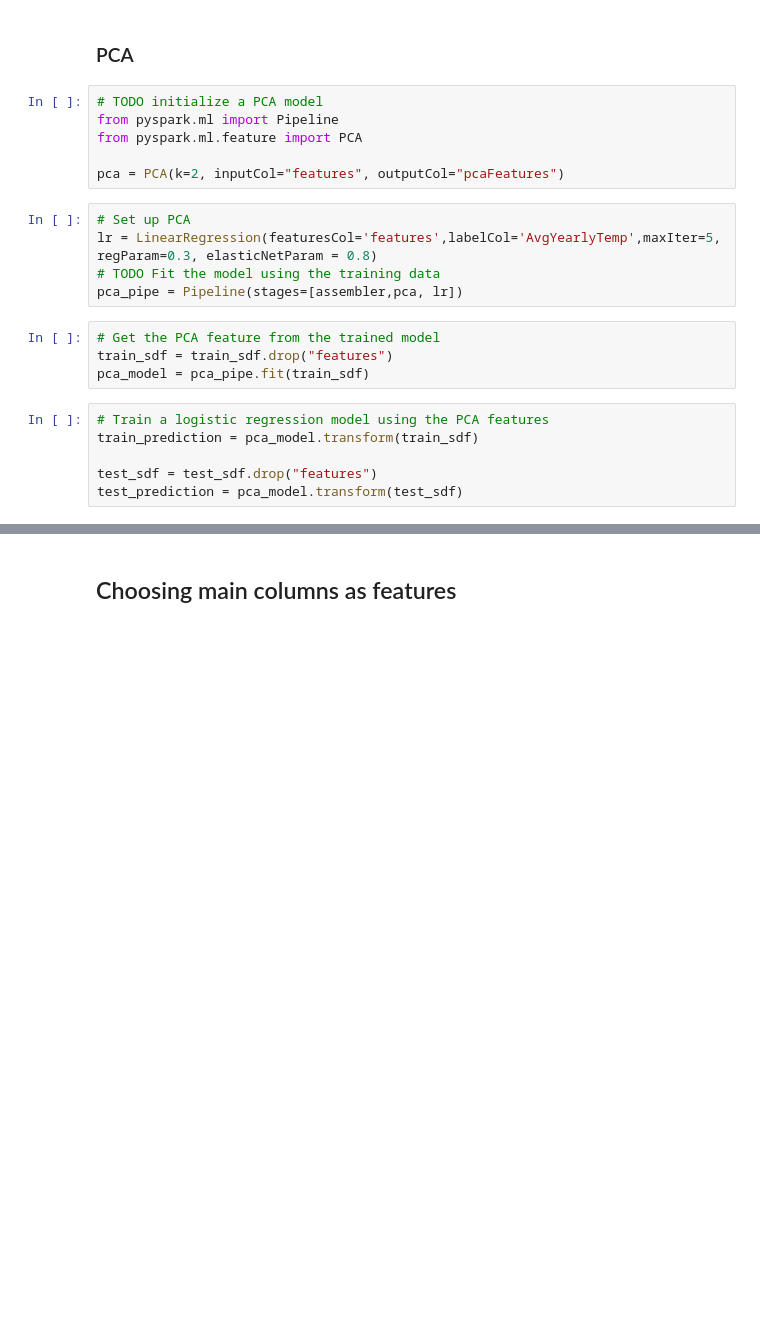
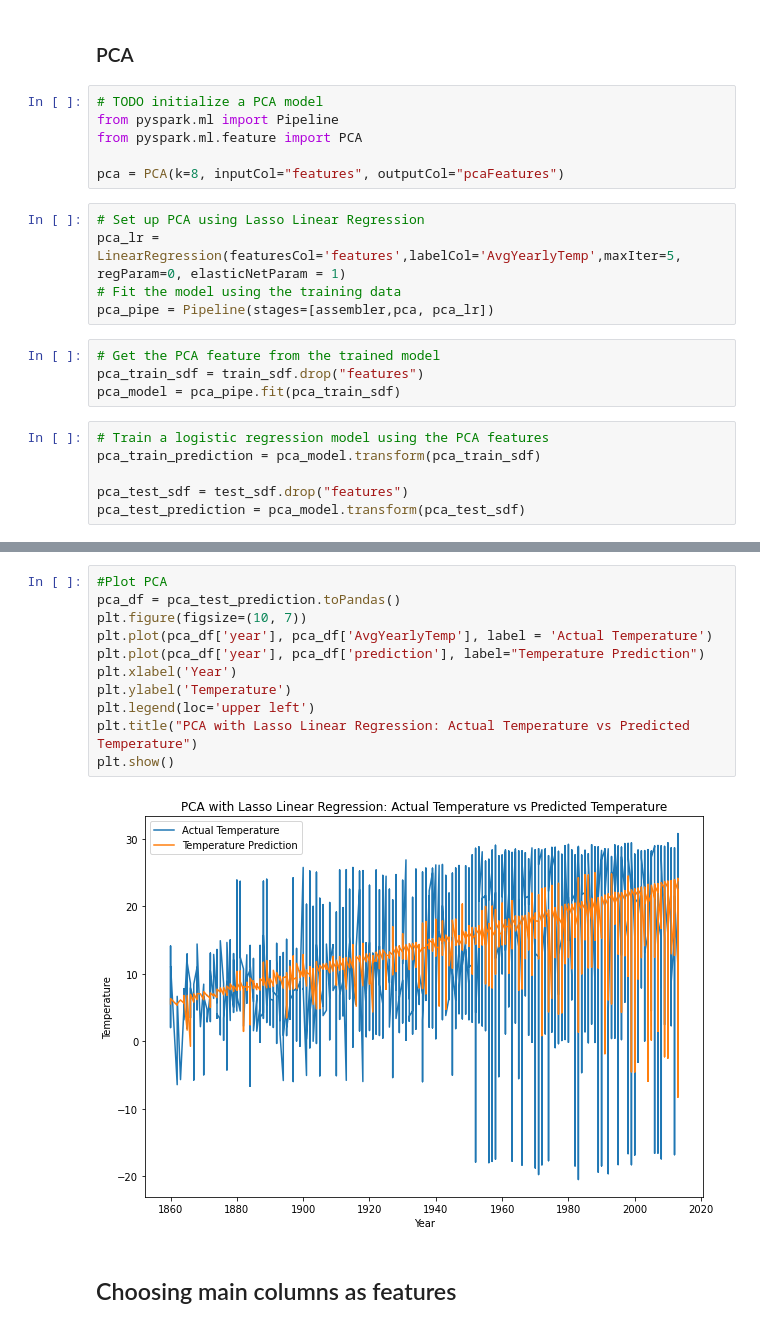
Before and after one commit to sumants-dev/CIS545-Project, a Jupyter notebook: global_temp_modelling.ipynb, the cells around one changed output, grey strips where cells are left out. Saved outputs shown, nothing was run; the diff lists cells and outputs as text; blank space fills up the shorter version.

```diff
--- a/global_temp_modelling.ipynb
+++ b/global_temp_modelling.ipynb
@@ -451,19 +468,19 @@ plt.show()
 from pyspark.ml import Pipeline
 from pyspark.ml.feature import PCA
 
-pca = PCA(k=2, inputCol="features", outputCol="pcaFeatures")
+pca = PCA(k=8, inputCol="features", outputCol="pcaFeatures")
 # %%
-# Set up PCA
-lr = LinearRegression(featuresCol='features',labelCol='AvgYearlyTemp',maxIter=5, regParam=0.3, elasticNetParam = 0.8)
-# TODO Fit the model using the training data
-pca_pipe = Pipeline(stages=[assembler,pca, lr])
+# Set up PCA using Lasso Linear Regression
+pca_lr = LinearRegression(featuresCol='features',labelCol='AvgYearlyTemp',maxIter=5, regParam=0, elasticNetParam = 1)
+# Fit the model using the training data
+pca_pipe = Pipeline(stages=[assembler,pca, pca_lr])
 # %%
 # Get the PCA feature from the trained model
-train_sdf = train_sdf.drop("features")
-pca_model = pca_pipe.fit(train_sdf)
+pca_train_sdf = train_sdf.drop("features")
+pca_model = pca_pipe.fit(pca_train_sdf)
 # %%
 # Train a logistic regression model using the PCA features
-train_prediction = pca_model.transform(train_sdf)
+pca_train_prediction = pca_model.transform(pca_train_sdf)
 
-test_sdf = test_sdf.drop("features")
-test_prediction = pca_model.transform(test_sdf)
+pca_test_sdf = test_sdf.drop("features")
+pca_test_prediction = pca_model.transform(pca_test_sdf)
@@ -482,3 +498,16 @@ print(training_pca, test_pca)
+# %%
+#Plot PCA
+pca_df = pca_test_prediction.toPandas()
+plt.figure(figsize=(10, 7))
+plt.plot(pca_df['year'], pca_df['AvgYearlyTemp'], label = 'Actual Temperature')
+plt.plot(pca_df['year'], pca_df['prediction'], label="Temperature Prediction")
+plt.xlabel('Year')
+plt.ylabel('Temperature')
+plt.legend(loc='upper left')
+plt.title("PCA with Lasso Linear Regression: Actual Temperature vs Predicted Temperature")
+plt.show()
+# %% [output]
+[figure, added]
 # %% [markdown]
 ## Choosing main columns as features
 # %%
```
Also changed, not shown: parts of 75 cells of this notebook.
